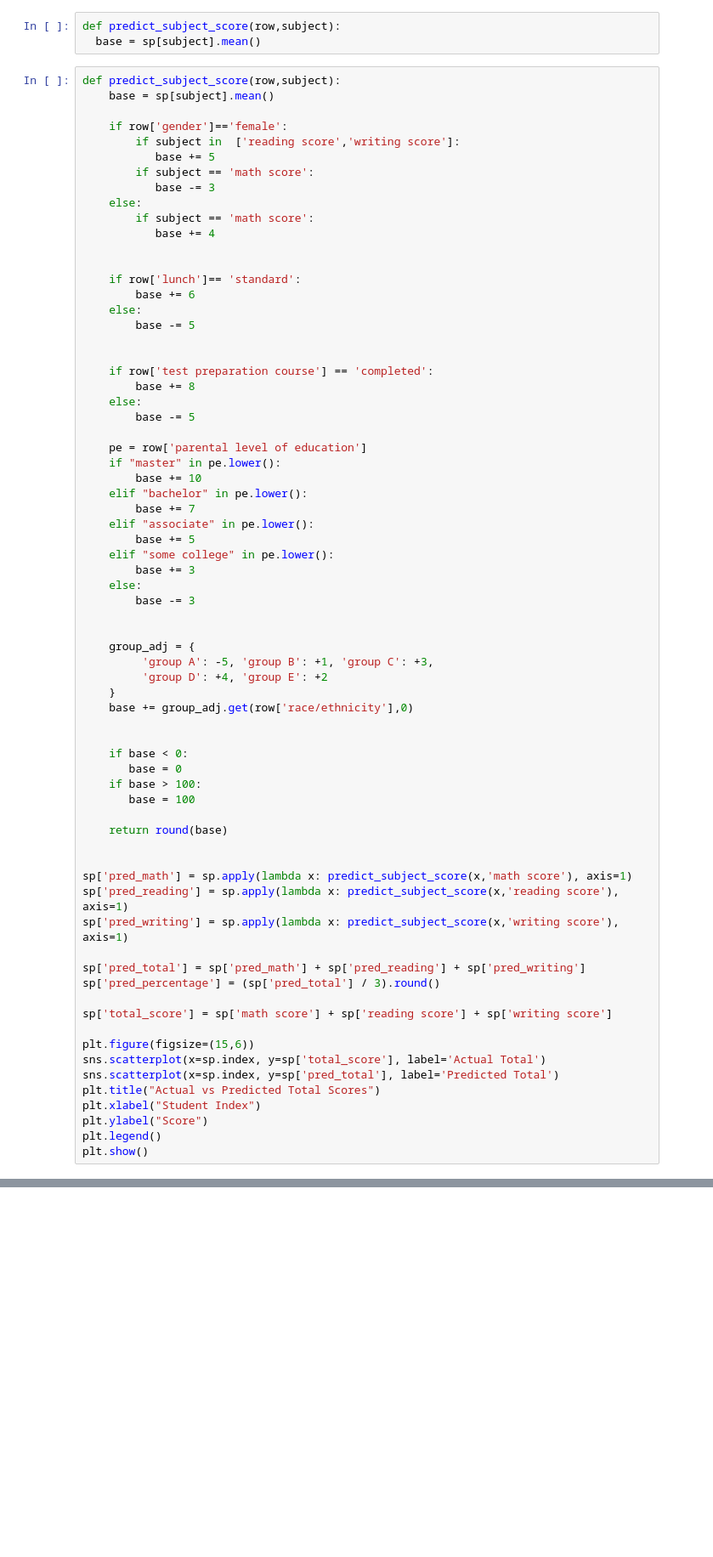
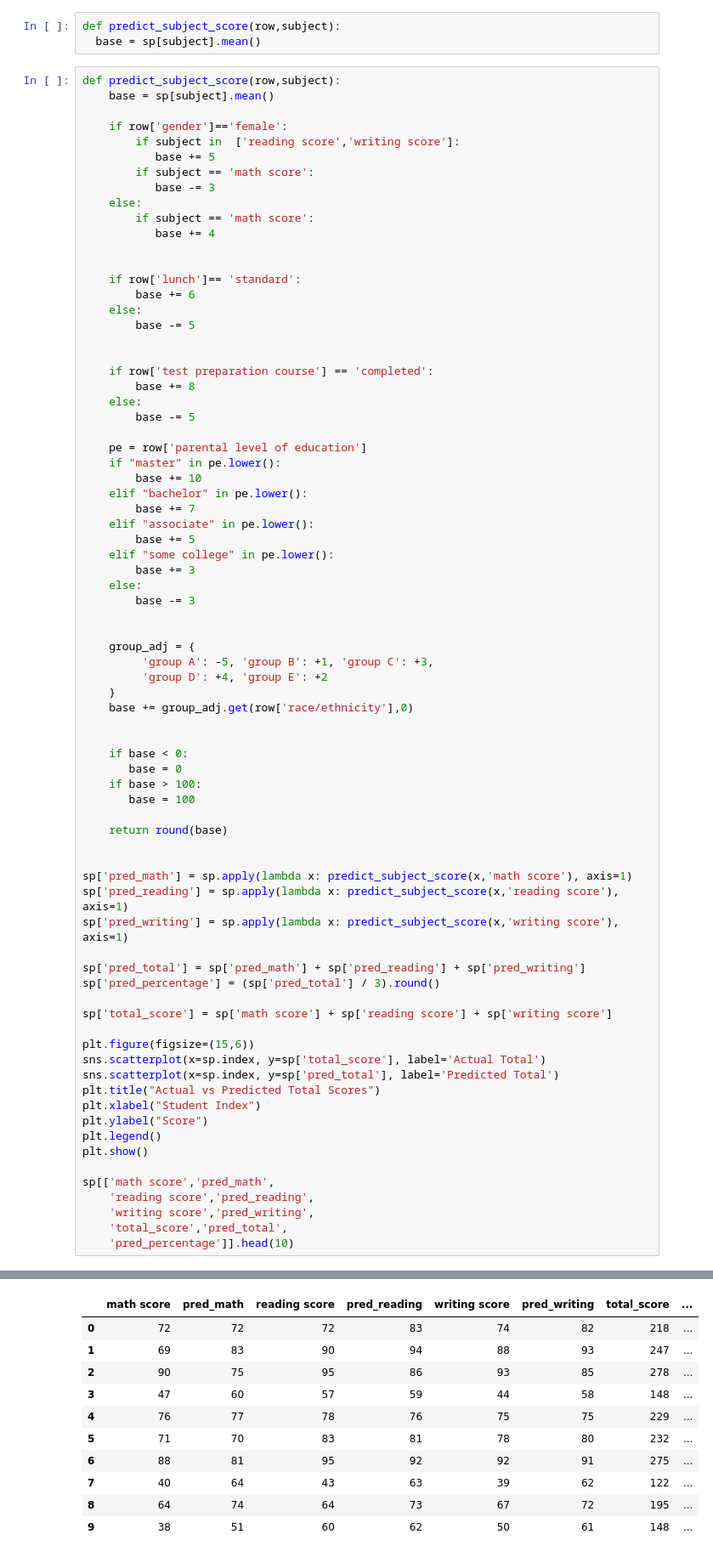
Before and after one commit to RaoFaris/Student-Performance-Analytics-Marks-Prediction-Rules-Engine-non-ML-, a Jupyter notebook: Prediction.ipynb, the cells around one changed output, grey strips where cells are left out. Shown: that part at 85% size. Cells and saved outputs as stored; diff of their text form; blank space fills up the shorter version.

Commit message:
Displayed first 10 rows of actual vs predicted scores for comparison

```diff
--- a/Prediction.ipynb
+++ b/Prediction.ipynb
@@ -63,30 +63,47 @@ def predict_subject_score(row,subject):
     base += group_adj.get(row['race/ethnicity'],0)
 
 
     if base < 0:
        base = 0
     if base > 100:
        base = 100
 
     return round(base)
 
 
 sp['pred_math'] = sp.apply(lambda x: predict_subject_score(x,'math score'), axis=1)
 sp['pred_reading'] = sp.apply(lambda x: predict_subject_score(x,'reading score'), axis=1)
 sp['pred_writing'] = sp.apply(lambda x: predict_subject_score(x,'writing score'), axis=1)
 
 sp['pred_total'] = sp['pred_math'] + sp['pred_reading'] + sp['pred_writing']
 sp['pred_percentage'] = (sp['pred_total'] / 3).round()
 
 sp['total_score'] = sp['math score'] + sp['reading score'] + sp['writing score']
 
 plt.figure(figsize=(15,6))
 sns.scatterplot(x=sp.index, y=sp['total_score'], label='Actual Total')
 sns.scatterplot(x=sp.index, y=sp['pred_total'], label='Predicted Total')
 plt.title("Actual vs Predicted Total Scores")
 plt.xlabel("Student Index")
 plt.ylabel("Score")
 plt.legend()
 plt.show()
+
+sp[['math score','pred_math',
+    'reading score','pred_reading',
+    'writing score','pred_writing',
+    'total_score','pred_total',
+    'pred_percentage']].head(10)
 # %% [output]
 [figure]
+|  | math score | pred_math | reading score | pred_reading | writing score | pred_writing | total_score | ... |
+| 0 | 72 | 72 | 72 | 83 | 74 | 82 | 218 | ... |
+| 1 | 69 | 83 | 90 | 94 | 88 | 93 | 247 | ... |
+| 2 | 90 | 75 | 95 | 86 | 93 | 85 | 278 | ... |
+| 3 | 47 | 60 | 57 | 59 | 44 | 58 | 148 | ... |
+| 4 | 76 | 77 | 78 | 76 | 75 | 75 | 229 | ... |
+| 5 | 71 | 70 | 83 | 81 | 78 | 80 | 232 | ... |
+| 6 | 88 | 81 | 95 | 92 | 92 | 91 | 275 | ... |
+| 7 | 40 | 64 | 43 | 63 | 39 | 62 | 122 | ... |
+| 8 | 64 | 74 | 64 | 73 | 67 | 72 | 195 | ... |
+| 9 | 38 | 51 | 60 | 62 | 50 | 61 | 148 | ... |
```
